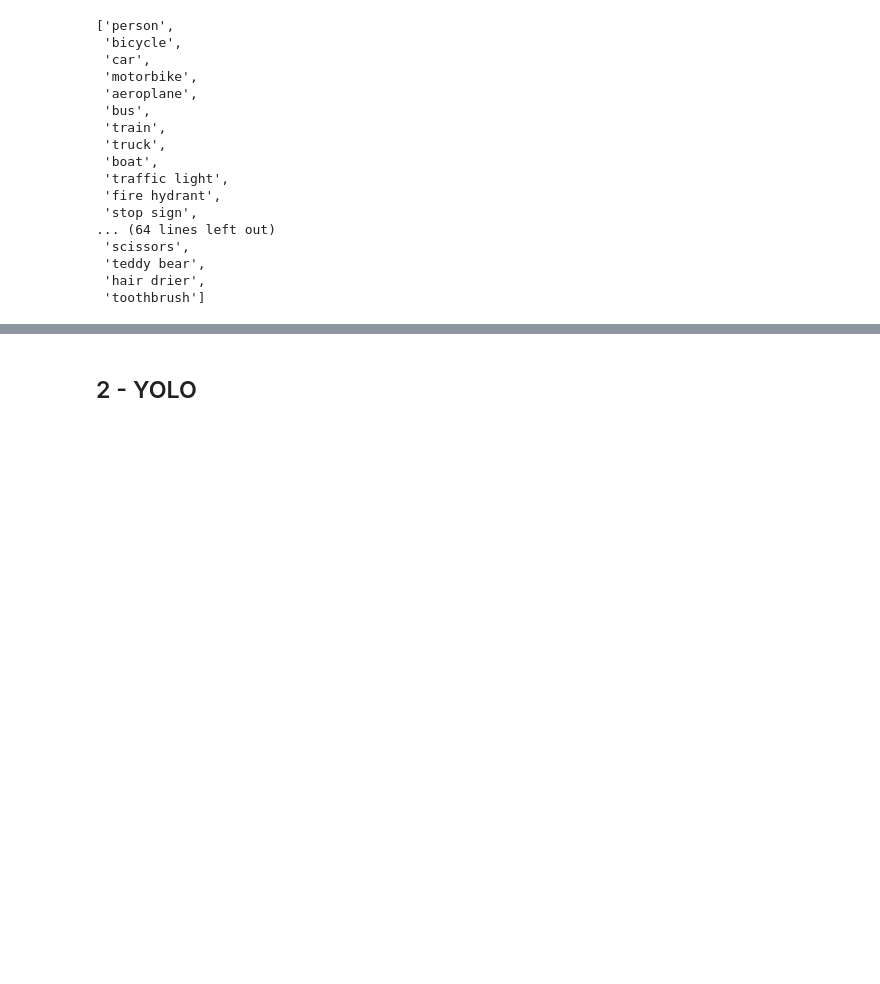
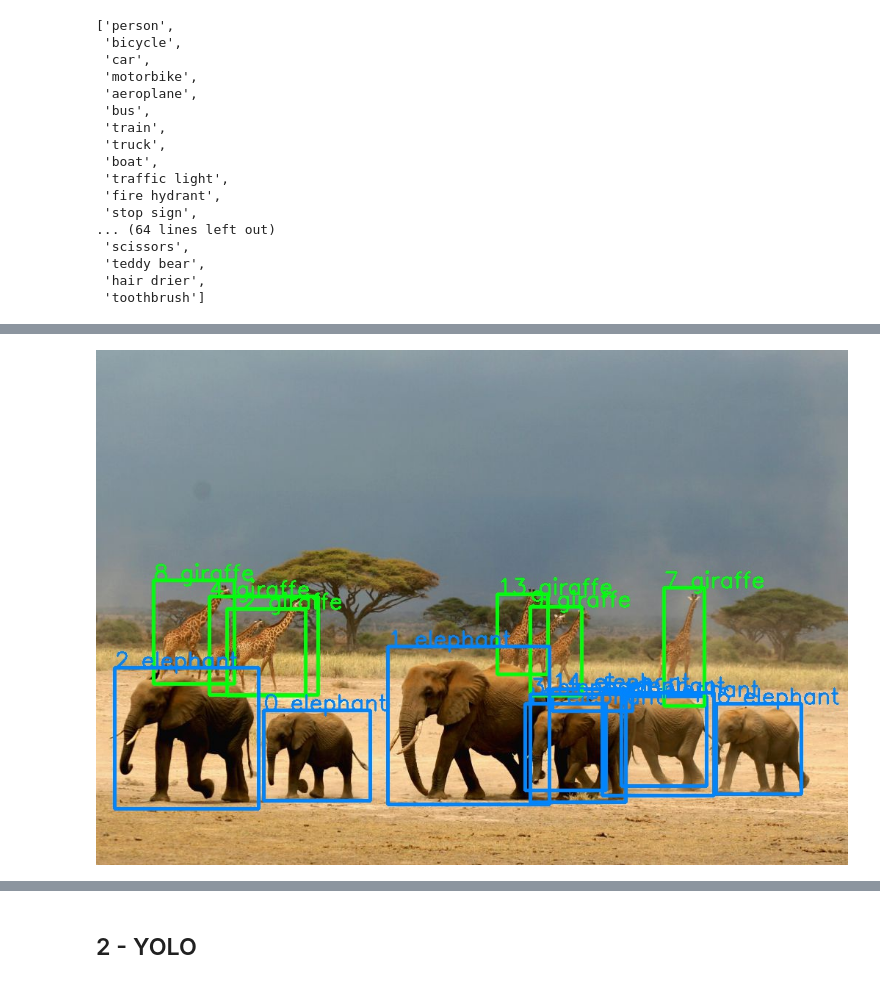
Before and after one commit to dustinvanstee/mldl-101, a Jupyter notebook: lab4-yolo-keras/YoloLab.ipynb, the cells around one changed output, grey strips where cells are left out. Drawn from its saved outputs; the diff is of its cells as text; code cells hidden in the pictures; blank space fills up the shorter version.

```diff
--- a/lab4-yolo-keras/YoloLab.ipynb
+++ b/lab4-yolo-keras/YoloLab.ipynb
@@ -133,2 +194,7 @@ mydemo.print_model_summary()
 # %%
 # View Image
+# %%
+from IPython.display import Image
+Image("images/safari_boxes.jpg")
+# %% [output]
+[figure, added]
```
Also changed, not shown: parts of 19 cells of this notebook, 2 other files.
